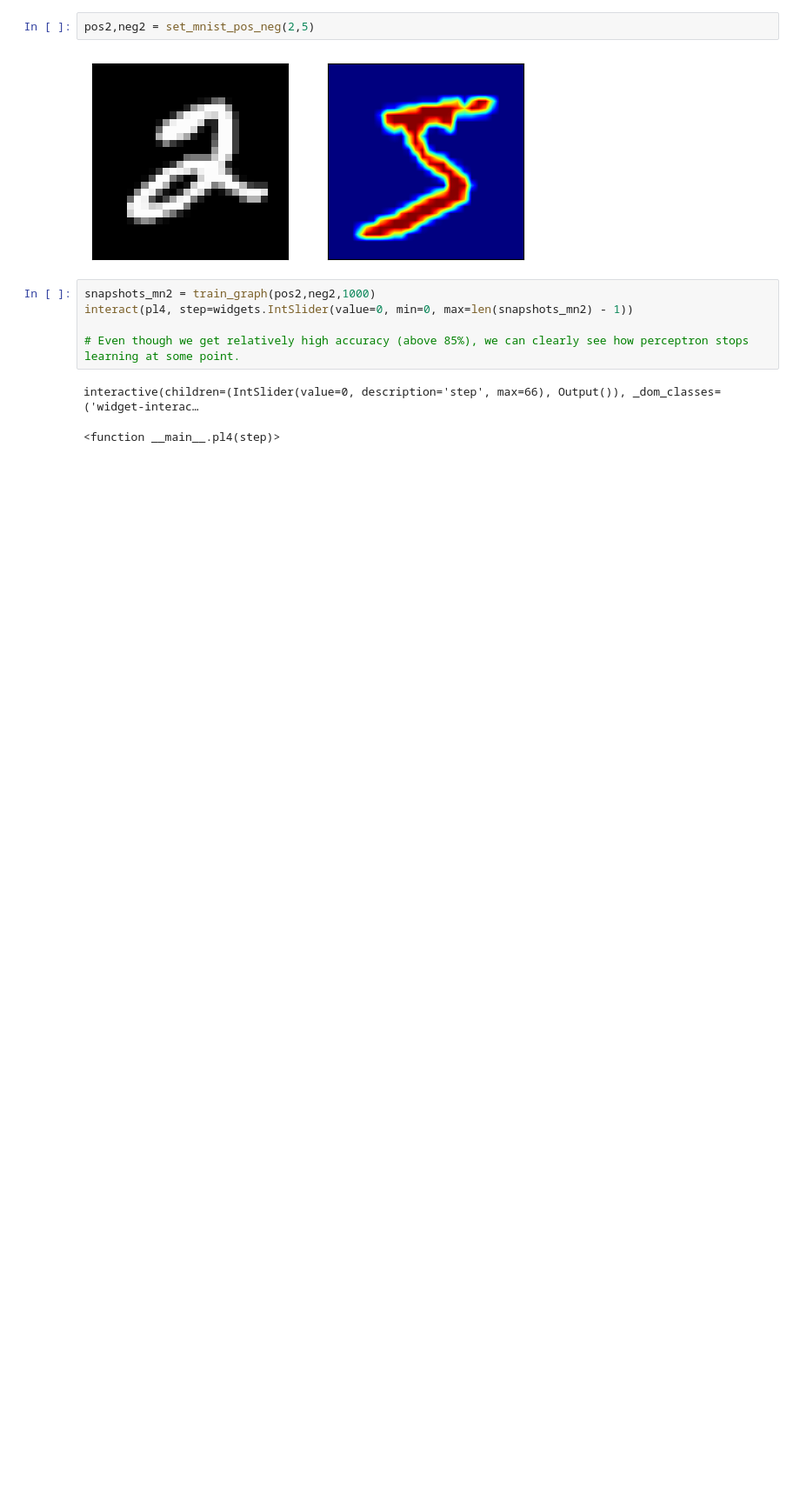
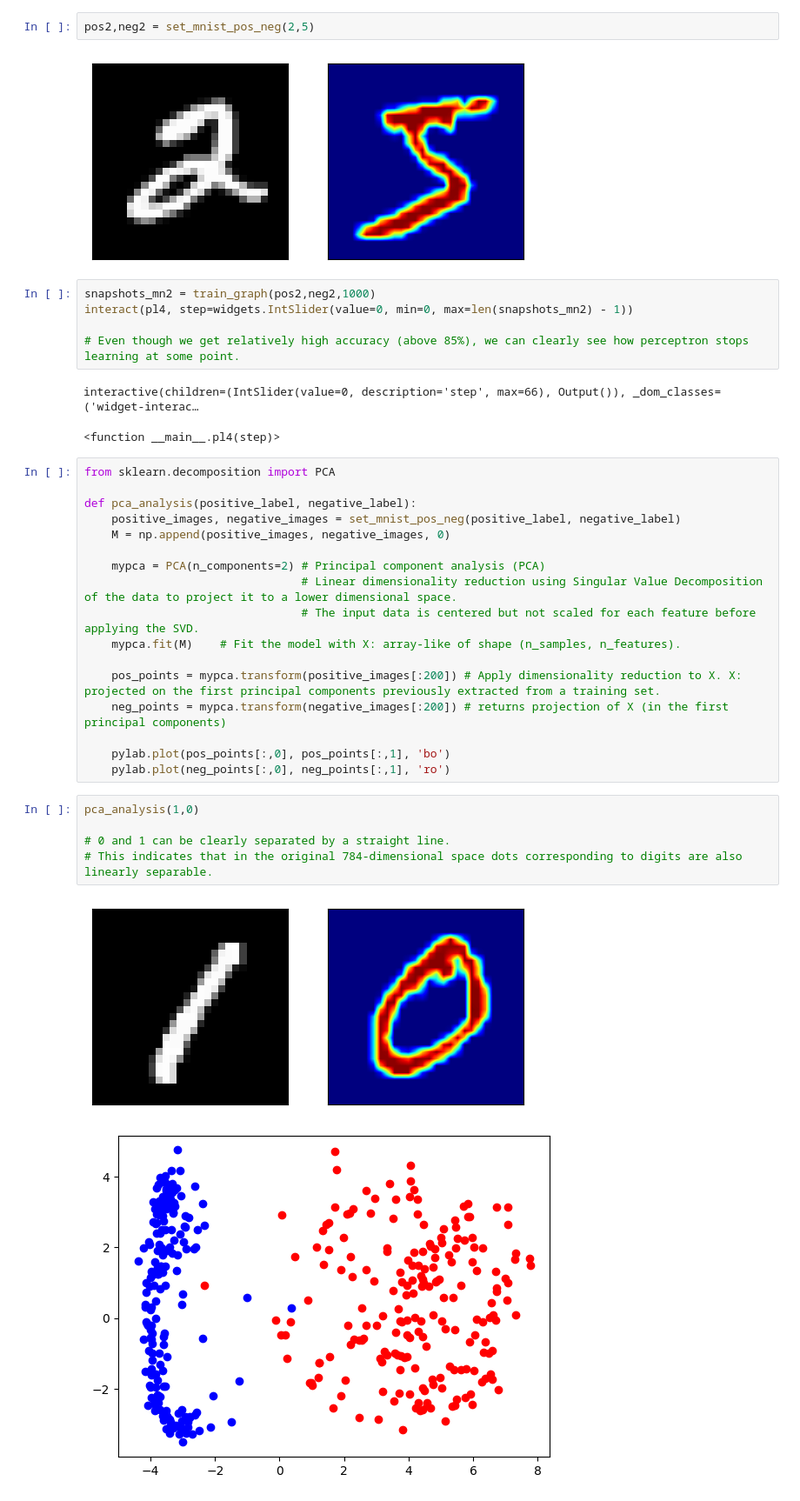
Before and after one commit to ayseberfinozcubuk/Microsoft-AI-course-for-beginners, a Jupyter notebook: 3-NeuralNetworks/03-Perceptron/Perceptron.ipynb, the cells around one changed output. Shown at 87% size. Saved outputs shown, nothing was run; the diff lists cells and outputs as text; blank space fills up the shorter version.

```diff
--- a/3-NeuralNetworks/03-Perceptron/Perceptron.ipynb
+++ b/3-NeuralNetworks/03-Perceptron/Perceptron.ipynb
@@ -382,3 +382,28 @@ interact(pl4, step=widgets.IntSlider(value=0, min=0, max=len(snapshots_mn2) - 1)
 # %% [output]
 interactive(children=(IntSlider(value=0, description='step', max=66), Output()), _dom_classes=('widget-interac…
 <function __main__.pl4(step)>
+# %%
+from sklearn.decomposition import PCA
+
+def pca_analysis(positive_label, negative_label):
+    positive_images, negative_images = set_mnist_pos_neg(positive_label, negative_label)
+    M = np.append(positive_images, negative_images, 0)
+
+    mypca = PCA(n_components=2) # Principal component analysis (PCA)
+                                # Linear dimensionality reduction using Singular Value Decomposition of the data to project it to a lower dimensional space.
+                                # The input data is centered but not scaled for each feature before applying the SVD.
+    mypca.fit(M)    # Fit the model with X: array-like of shape (n_samples, n_features).
+
+    pos_points = mypca.transform(positive_images[:200]) # Apply dimensionality reduction to X. X: projected on the first principal components previously extracted from a training set.
+    neg_points = mypca.transform(negative_images[:200]) # returns projection of X (in the first principal components)
+
+    pylab.plot(pos_points[:,0], pos_points[:,1], 'bo')
+    pylab.plot(neg_points[:,0], neg_points[:,1], 'ro')
+# %%
+pca_analysis(1,0)
+
+# 0 and 1 can be clearly separated by a straight line.
+# This indicates that in the original 784-dimensional space dots corresponding to digits are also linearly separable.
+# %% [output]
+[figure, added]
+[figure, added]
```
Also changed, not shown: parts of 4 cells of this notebook, 2 other files.
